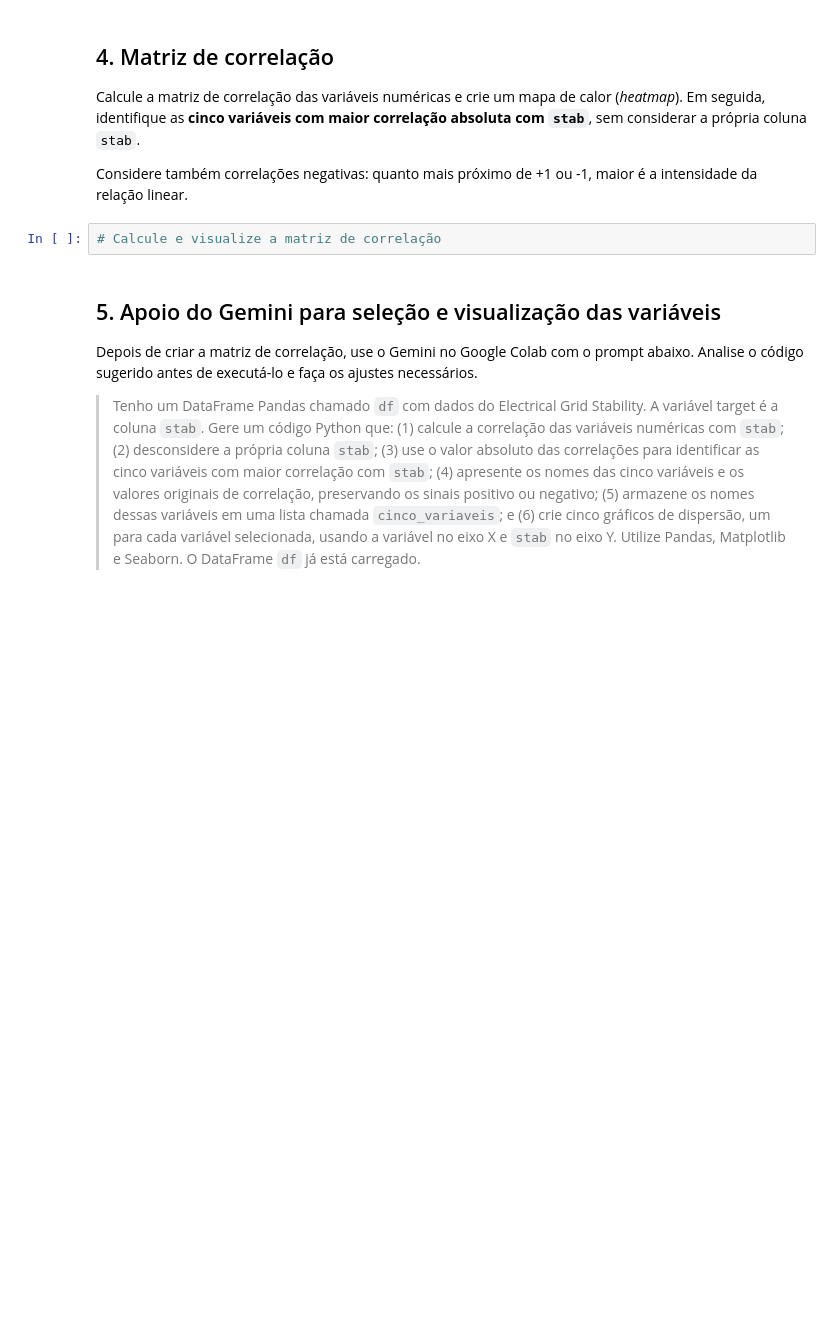
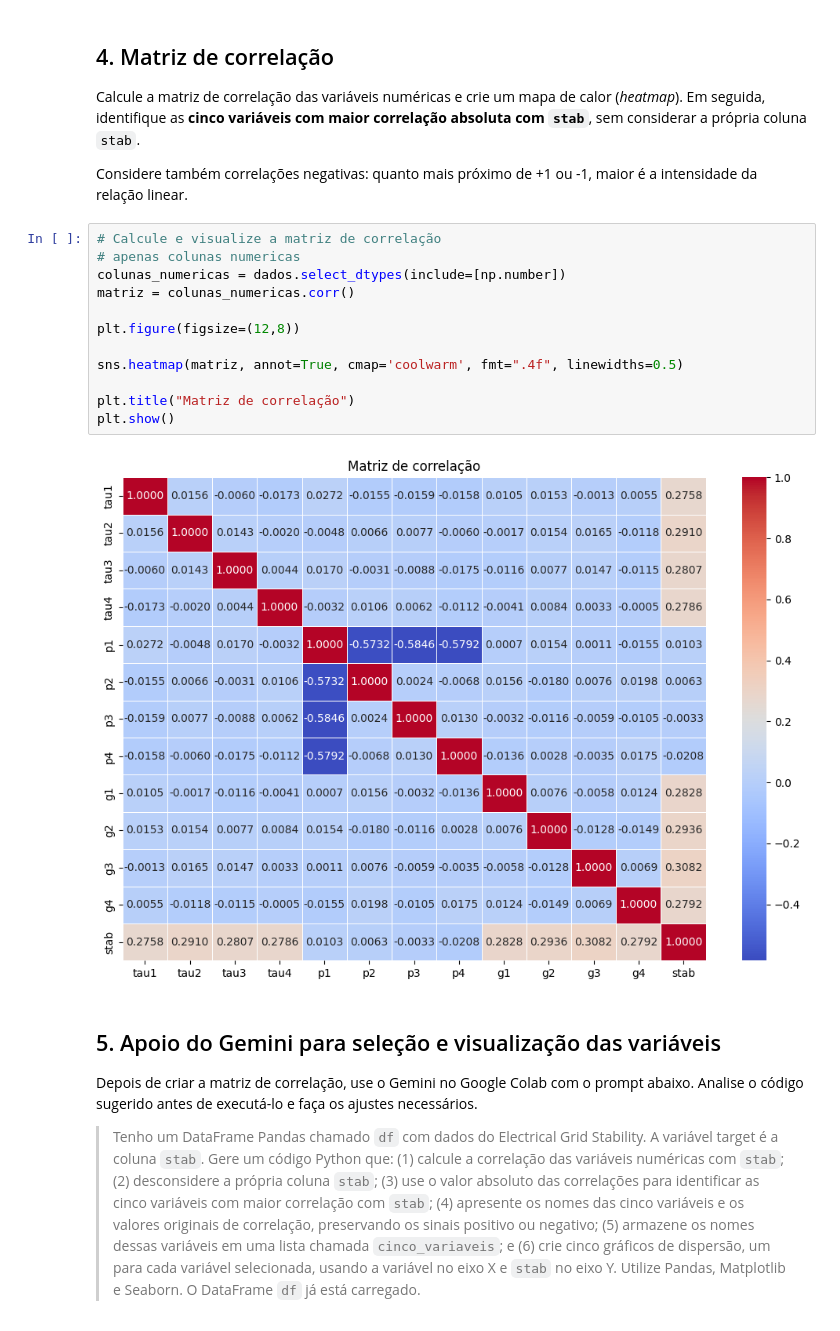
Before and after one commit to caio-fiap/CP05-SERS, a Jupyter notebook: AULA_07_Regressão_Linear_com_Dados_de_Energia.ipynb, the cells around one changed output. Drawn from its saved outputs; the diff is of its cells as text; blank space fills up the shorter version.

```diff
--- a/AULA_07_Regressão_Linear_com_Dados_de_Energia.ipynb
+++ b/AULA_07_Regressão_Linear_com_Dados_de_Energia.ipynb
@@ -111,8 +120,20 @@ A variável que os modelos deverão prever é a coluna `stab`. Crie a variável
 Calcule a matriz de correlação das variáveis numéricas e crie um mapa de calor (*heatmap*). Em seguida, identifique as **cinco variáveis com maior correlação absoluta com `stab`**, sem considerar a própria coluna `stab`.
 
 Considere também correlações negativas: quanto mais próximo de +1 ou -1, maior é a intensidade da relação linear.
-# %%
-# Calcule e visualize a matriz de correlação
+# %%
+# Calcule e visualize a matriz de correlação
+# apenas colunas numericas
+colunas_numericas = dados.select_dtypes(include=[np.number])
+matriz = colunas_numericas.corr()
+
+plt.figure(figsize=(12,8))
+
+sns.heatmap(matriz, annot=True, cmap='coolwarm', fmt=".4f", linewidths=0.5)
+
+plt.title("Matriz de correlação")
+plt.show()
+# %% [output]
+[figure, added]
 # %% [markdown]
 ## 5. Apoio do Gemini para seleção e visualização das variáveis
 
```
Also changed, not shown: parts of 19 cells of this notebook.
